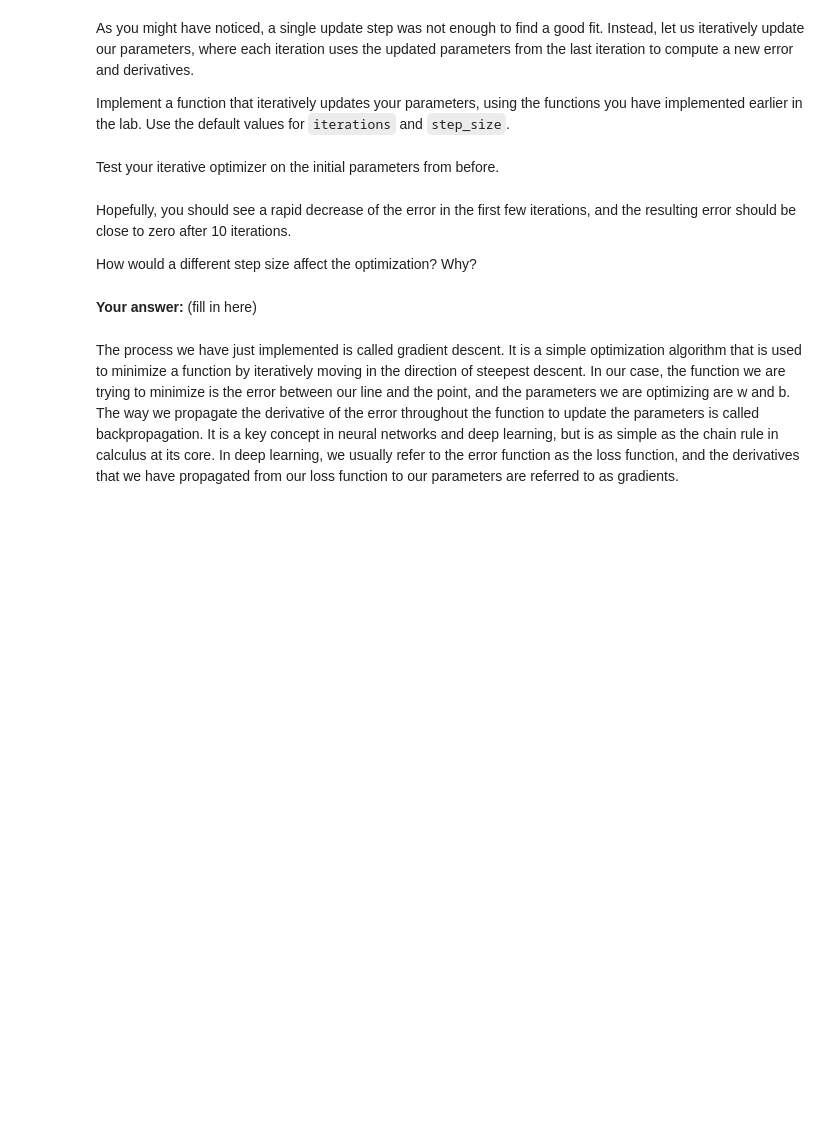
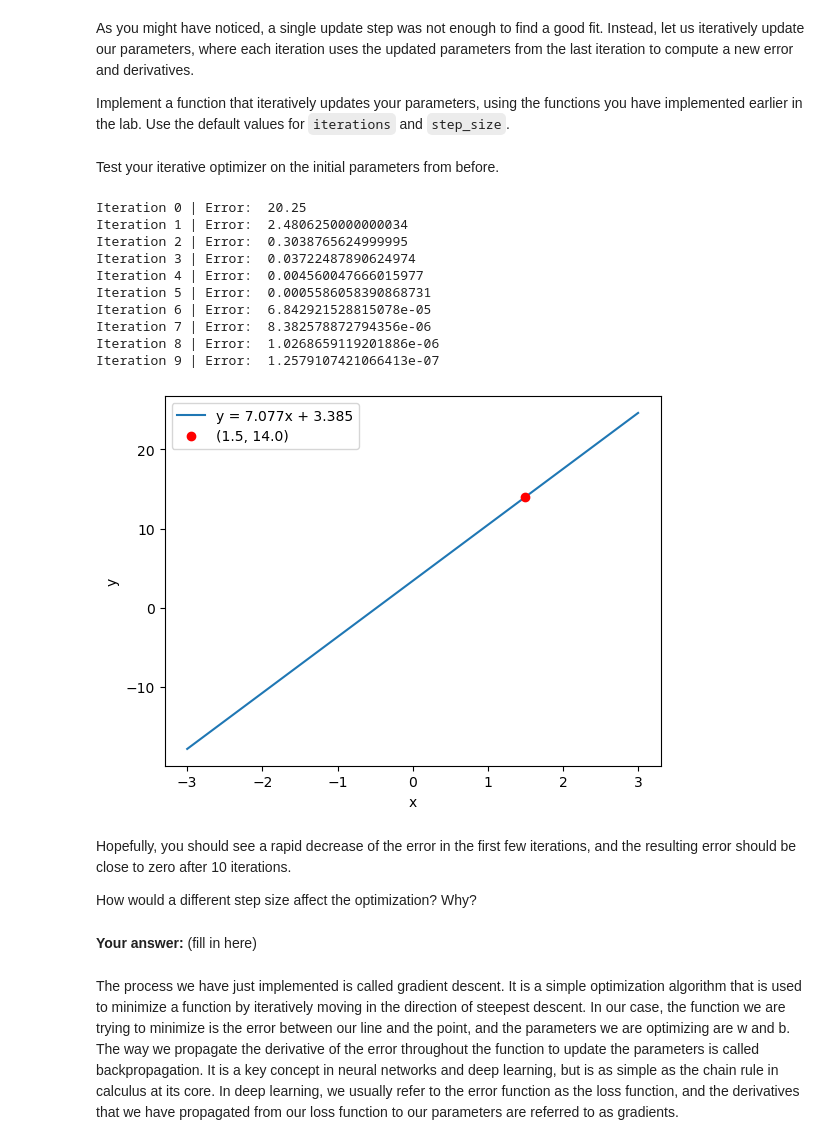
Before and after one commit to Tiazzo/my_dpl, a Jupyter notebook: IHA1/IHA1.ipynb, the cells around one changed output. Drawn from its saved outputs; the diff is of its cells as text; code cells hidden in the pictures; blank space fills up the shorter version.

```diff
--- a/IHA1/IHA1.ipynb
+++ b/IHA1/IHA1.ipynb
@@ -541,7 +547,12 @@ As you can see in the plot, our line doesn't quite go through the data point.
 Manually find some parameters for $w$ and $b$ such that your line fits the data point.
 # %%
 w = 8
-plt.plot(xs, forward(xs, w, b), label=f"y = {w}x + {b}")
+data = np.array([1.5, 14.0])  # x, y
+xs = np.linspace(-3, 3, 1000)
+ys = []
+for x_ in xs:
+    ys.append(forward(x_, w, b))
+plt.plot(xs, ys, label=f"y = {w}x + {b}")
 plt.plot(data[0], data[1], "ro", label=f"({data[0]}, {data[1]})")
 plt.xlabel("x")
 plt.ylabel("y")
@@ -569,7 +580,7 @@ def error_function(y_pred, y_true):
     error - a scalar value, the squared error between the true and predicted value
     """
     error = None
-    # YOUR CODE HERE
+    error = (y_true - y_pred) ** 2
     return error
 # %%
 assert (
@@ -596,6 +607,7 @@ def de_dy(y_pred, y_true):
 # %%
 # Test the derivative function for our original parameters w = 5.0, b = 2.0
 w, b = 5.0, 2.0
+data = np.array([1.5, 14.0])  # x, y
 x, y_true = data
 y_pred = forward(x, w, b)
 print("The error for the original parameters: ", error_function(y_pred, y_true))
@@ -749,23 +774,42 @@ def optimize_parameters(x, y_true, w, b, iterations=10, step_size=0.1):
     b - a scalar value, the updated bias parameter
     """
     for i in range(iterations):
-        # YOUR CODE HERE
+        y_pred = w * x + b
+        w = w - step_size * (-2 * (y_true - y_pred) * x)
+        b = b - step_size * (-2 * (y_true - y_pred) * 1)
         print(f"Iteration {i} | Error: ", error_function(y_pred, y_true))
     return w, b
 # %% [markdown]
 Test your iterative optimizer on the initial parameters from before.
 # %%
+data = np.array([1.5, 14.0])  # x, y
 w_optimized, b_optimized = optimize_parameters(data[0], data[1], 5.0, 2.0)
+xs = np.linspace(-3, 3, 1000)
+ys = []
+for x_ in xs:
+    ys.append(forward(x_, w_optimized, b_optimized))
 plt.plot(
     xs,
-    forward(xs, w_optimized, b_optimized),
+    ys,
     label=f"y = {round(w_optimized, 3)}x + {round(b_optimized, 3)}",
 )
 plt.plot(data[0], data[1], "ro", label=f"({data[0]}, {data[1]})")
 plt.xlabel("x")
 plt.ylabel("y")
 plt.legend()
 plt.show()
+# %% [output]
+Iteration 0 | Error:  20.25
+Iteration 1 | Error:  2.4806250000000034
+Iteration 2 | Error:  0.3038765624999995
+Iteration 3 | Error:  0.03722487890624974
+Iteration 4 | Error:  0.004560047666015977
+Iteration 5 | Error:  0.0005586058390868731
+Iteration 6 | Error:  6.842921528815078e-05
+Iteration 7 | Error:  8.382578872794356e-06
+Iteration 8 | Error:  1.0268659119201886e-06
+Iteration 9 | Error:  1.2579107421066413e-07
+[figure, added]
 # %% [markdown]
 Hopefully, you should see a rapid decrease of the error in the first few iterations, and the resulting error should be close to zero after 10 iterations.
 
```
Also changed, not shown: parts of 35 cells of this notebook.
